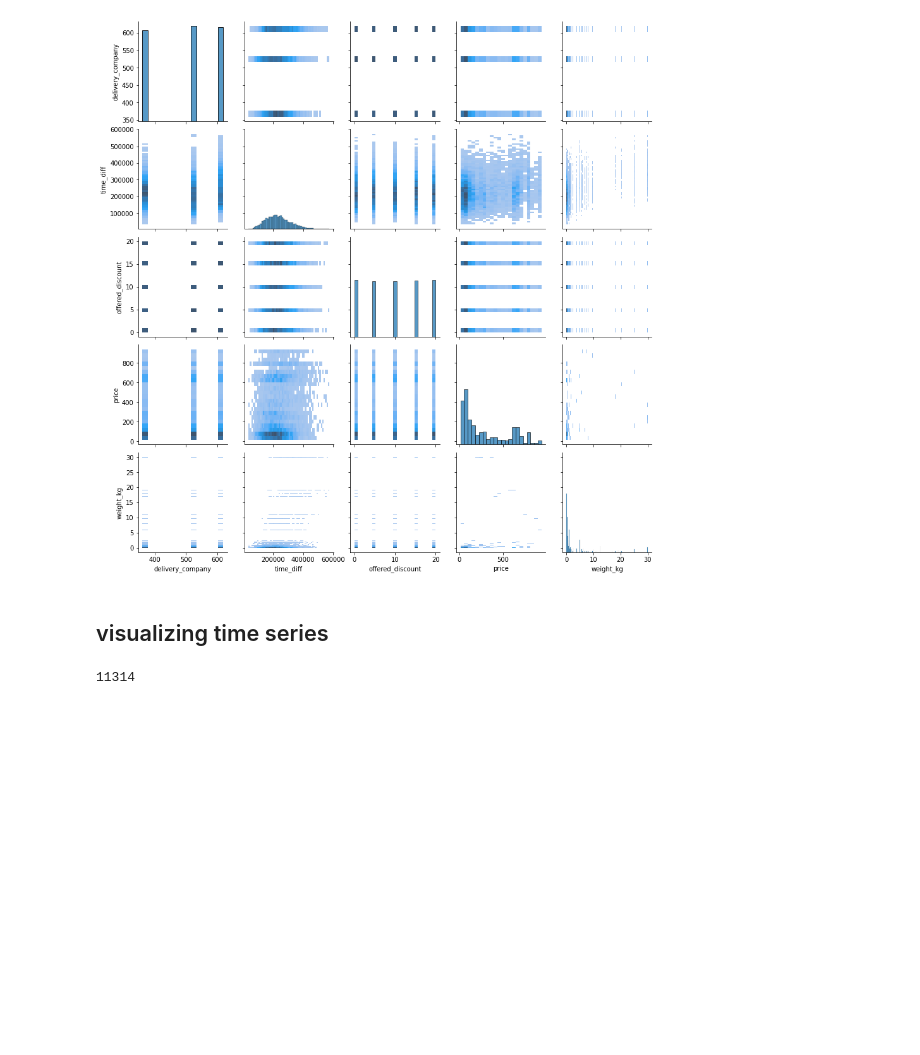
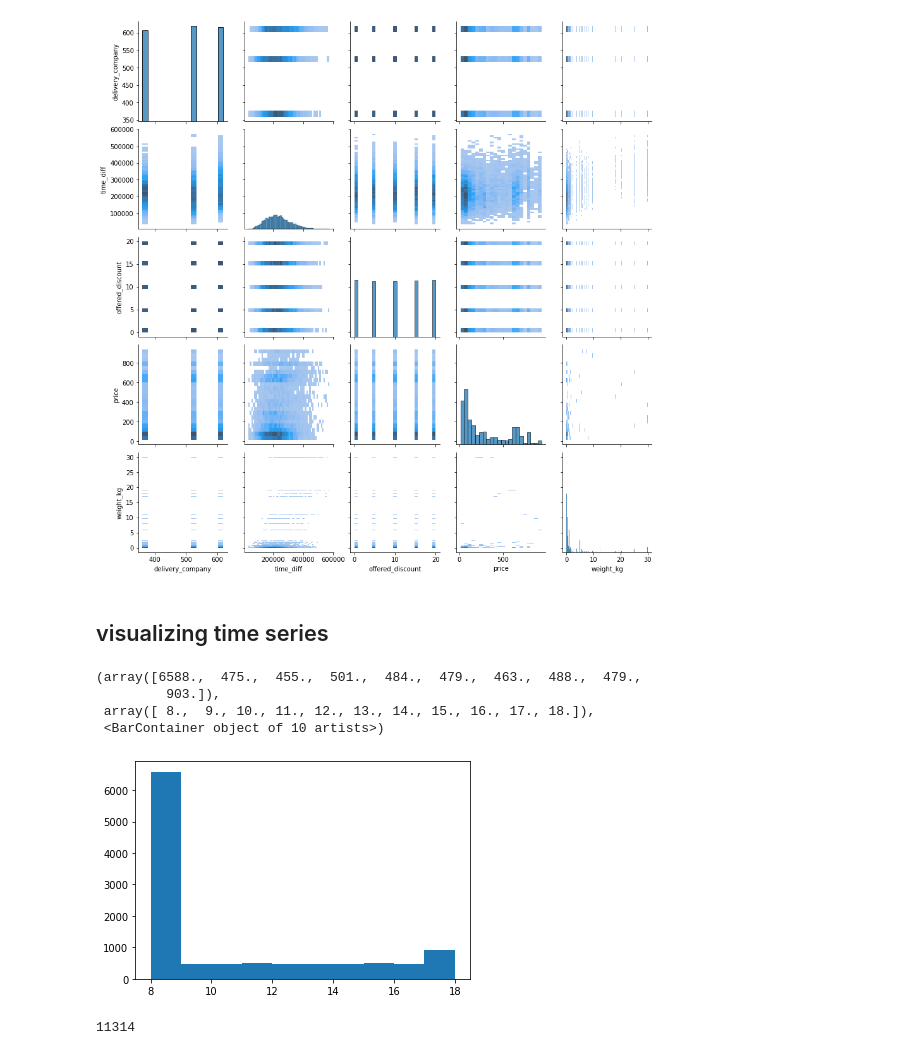
Before and after one commit to milosz-l/delivery-time, a Jupyter notebook: data_analysis.ipynb, the cells around one changed output. Drawn from its saved outputs; the diff is of its cells as text; code cells hidden in the pictures; blank space fills up the shorter version.

Commit message:
added time histogram

```diff
--- a/data_analysis.ipynb
+++ b/data_analysis.ipynb
@@ -386,6 +386,14 @@ if MAKE_PLOTS and MAKE_PAIRPLOT:
 [figure]
 # %% [markdown]
 ## visualizing time series
+# %%
+plt.hist(df['delivery_timestamp'].dt.hour)
+# %% [output]
+(array([6588.,  475.,  455.,  501.,  484.,  479.,  463.,  488.,  479.,
+         903.]),
+ array([ 8.,  9., 10., 11., 12., 13., 14., 15., 16., 17., 18.]),
+ <BarContainer object of 10 artists>)
+[figure, added]
 # %%
 df['purchase_timestamp'].nunique()
 # %% [output]
```
